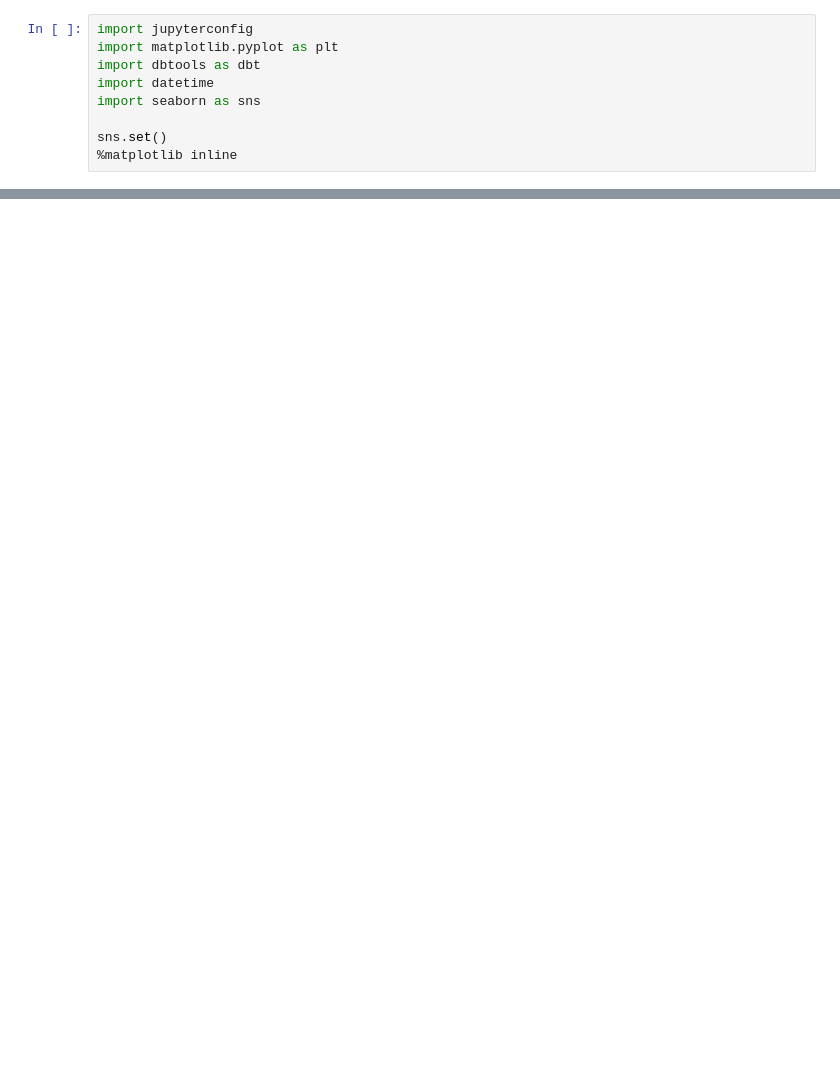
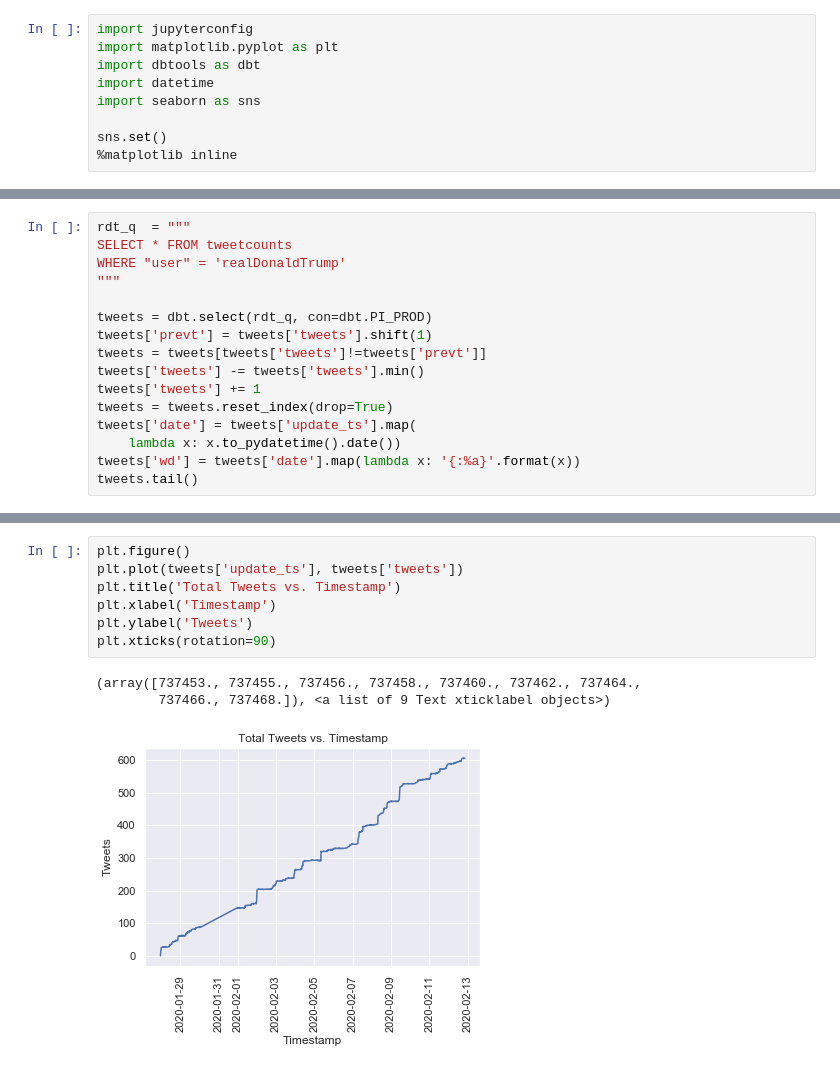
Before and after one commit to mdinunzio/PredictIt, a Jupyter notebook: research/RDT Tweets.ipynb, the cells around one changed output, grey strips where cells are left out. Cells and saved outputs as stored; diff of their text form; blank space fills up the shorter version.

```diff
--- a/research/RDT Tweets.ipynb
+++ b/research/RDT Tweets.ipynb
@@ -24,0 +10,16 @@ Text(0.5, 1.0, 'Total Tweets vs. Date')
+# %%
+rdt_q  = """
+SELECT * FROM tweetcounts
+WHERE "user" = 'realDonaldTrump'
+"""
+
+tweets = dbt.select(rdt_q, con=dbt.PI_PROD)
+tweets['prevt'] = tweets['tweets'].shift(1)
+tweets = tweets[tweets['tweets']!=tweets['prevt']]
+tweets['tweets'] -= tweets['tweets'].min()
+tweets['tweets'] += 1
+tweets = tweets.reset_index(drop=True)
+tweets['date'] = tweets['update_ts'].map(
+    lambda x: x.to_pydatetime().date())
+tweets['wd'] = tweets['date'].map(lambda x: '{:%a}'.format(x))
+tweets.tail()
@@ -24,0 +44,11 @@ Text(0.5, 1.0, 'Total Tweets vs. Date')
+# %%
+plt.figure()
+plt.plot(tweets['update_ts'], tweets['tweets'])
+plt.title('Total Tweets vs. Timestamp')
+plt.xlabel('Timestamp')
+plt.ylabel('Tweets')
+plt.xticks(rotation=90)
+# %% [output]
+(array([737453., 737455., 737456., 737458., 737460., 737462., 737464.,
+        737466., 737468.]), <a list of 9 Text xticklabel objects>)
+[figure, added]
```
Also changed, not shown: parts of 6 cells of this notebook, 1 other file.
